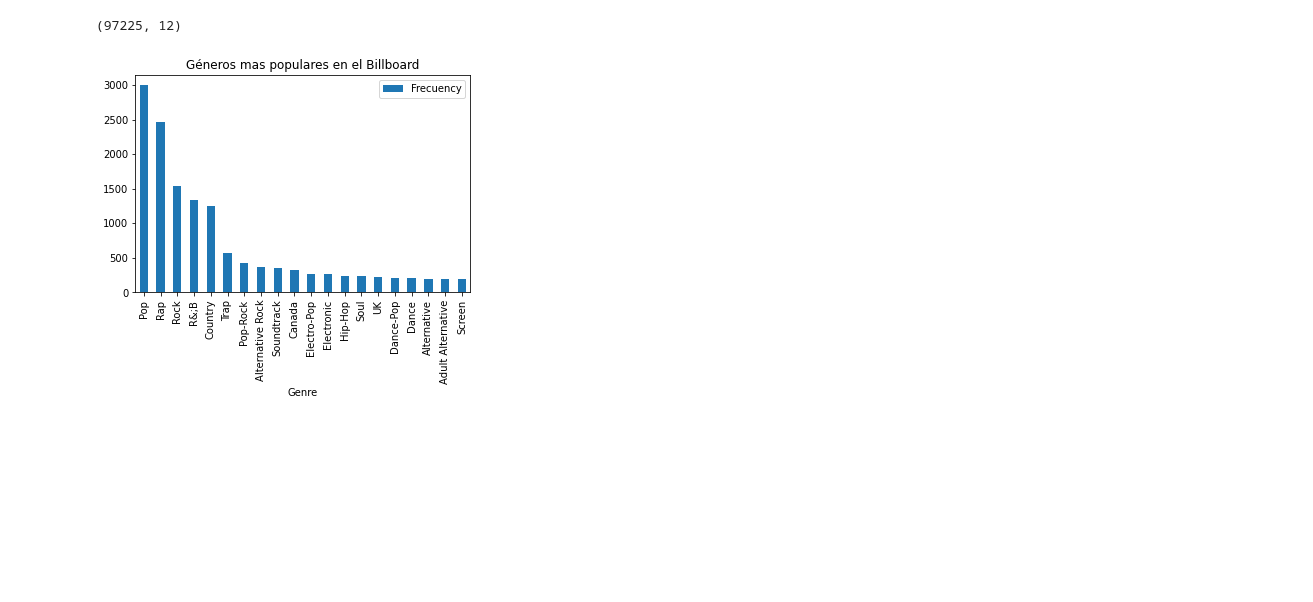
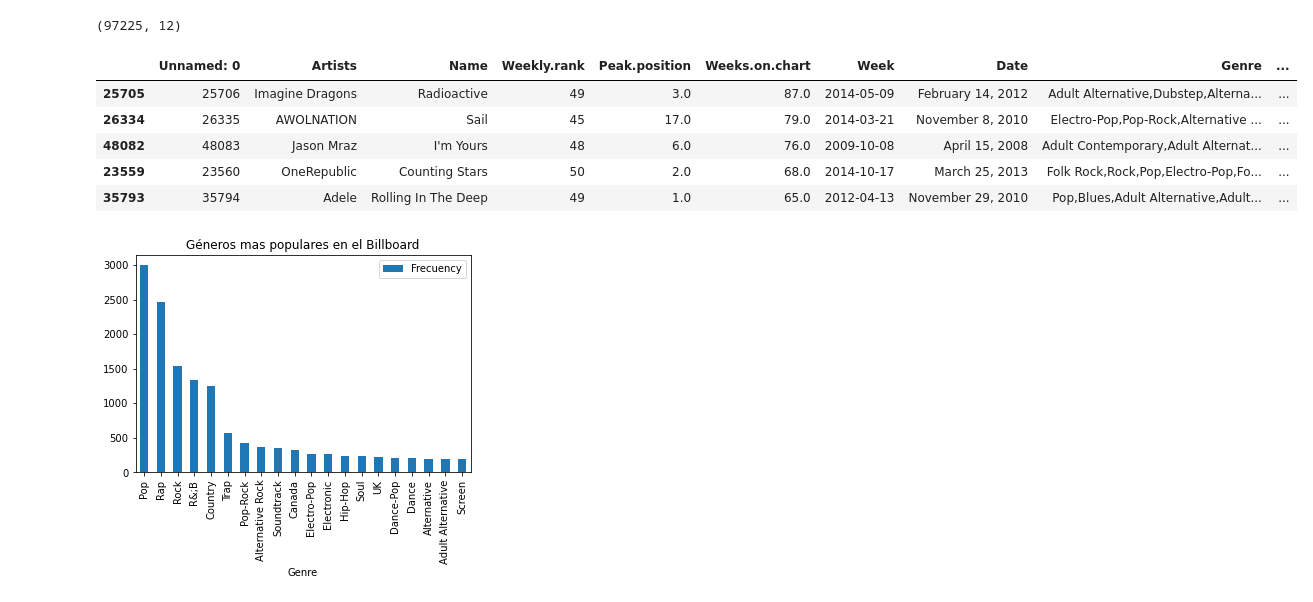
Before and after one commit to Litr0/Proyecto-Mineria, a Jupyter notebook: Hito1.ipynb, the cells around one changed output. Cells and saved outputs as stored; diff of their text form; code cells hidden in the pictures; blank space fills up the shorter version.

Commit message:
Agregue tabla con canciones con mas semanas en el chart

```diff
--- a/Hito1.ipynb
+++ b/Hito1.ipynb
@@ -54,6 +54,15 @@ billboardHot100.shape
 (97225, 12)
 # %%
 songs = billboardHot100.drop_duplicates(subset = ['Artists', 'Name'])
+# %%
+songs.sort_values(by = ['Weeks.on.chart'], ascending = False).head()
+# %% [output]
+|  | Unnamed: 0 | Artists | Name | Weekly.rank | Peak.position | Weeks.on.chart | Week | Date | Genre | ... |
+| 25705 | 25706 | Imagine Dragons | Radioactive | 49 | 3.0 | 87.0 | 2014-05-09 | February 14, 2012 | Adult Alternative,Dubstep,Alterna... | ... |
+| 26334 | 26335 | AWOLNATION | Sail | 45 | 17.0 | 79.0 | 2014-03-21 | November 8, 2010 | Electro-Pop,Pop-Rock,Alternative ... | ... |
+| 48082 | 48083 | Jason Mraz | I'm Yours | 48 | 6.0 | 76.0 | 2009-10-08 | April 15, 2008 | Adult Contemporary,Adult Alternat... | ... |
+| 23559 | 23560 | OneRepublic | Counting Stars | 50 | 2.0 | 68.0 | 2014-10-17 | March 25, 2013 | Folk Rock,Rock,Pop,Electro-Pop,Fo... | ... |
+| 35793 | 35794 | Adele | Rolling In The Deep | 49 | 1.0 | 65.0 | 2012-04-13 | November 29, 2010 | Pop,Blues,Adult Alternative,Adult... | ... |
 # %%
 dicc = {}
 for row, col in songs.iterrows():
```
